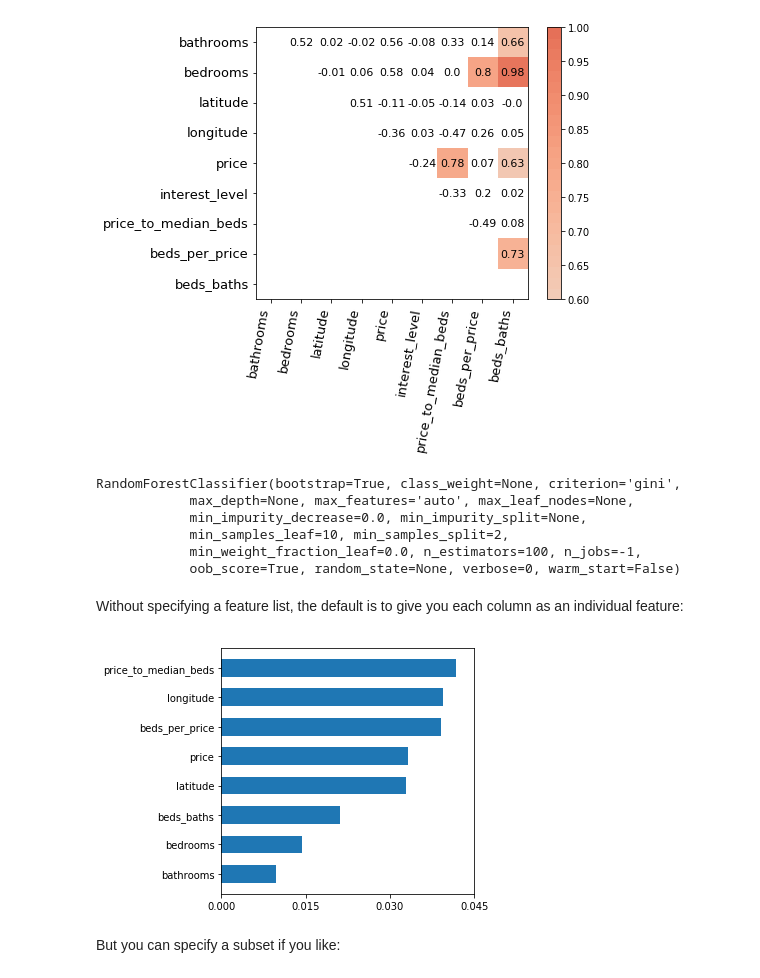
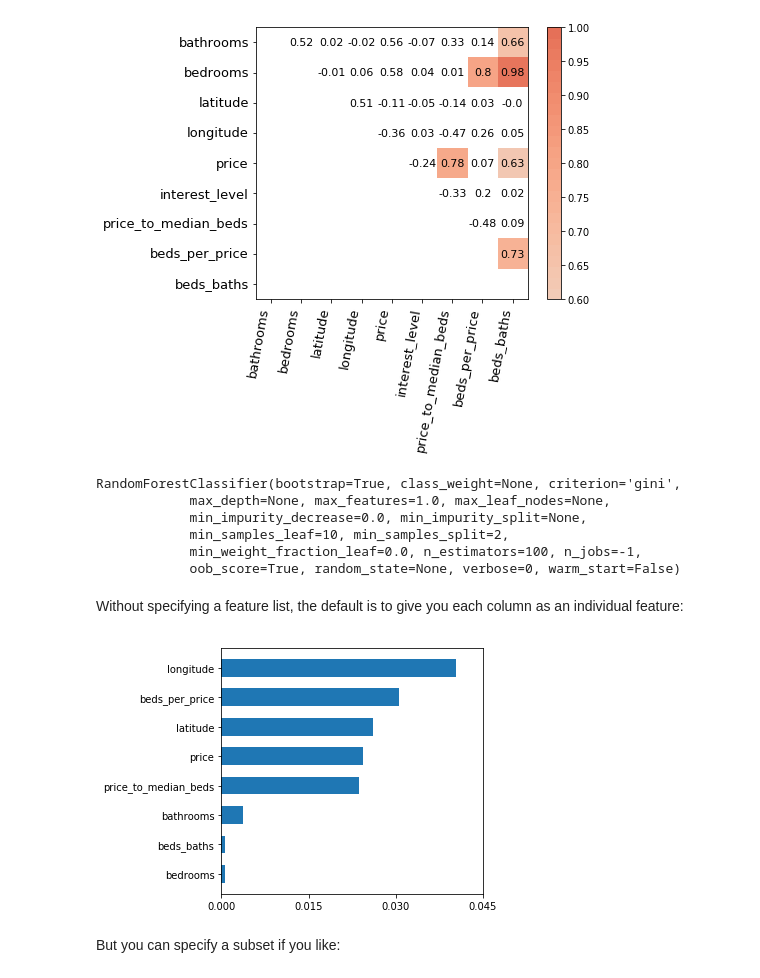
Before and after one commit to parrt/random-forest-importances, a Jupyter notebook: notebooks/rfpimp-collinear.ipynb, the cells around one changed output. Drawn from its saved outputs; the diff is of its cells as text; code cells hidden in the pictures.

```diff
--- a/notebooks/rfpimp-collinear.ipynb
+++ b/notebooks/rfpimp-collinear.ipynb
@@ -19,16 +19,18 @@ df_train, df_test = train_test_split(df, test_size=0.15)
 # %%
 # compute median per num bedrooms
-df_train = df_train.copy()
-df_median_price_per_bedrooms = df_train.groupby(by='bedrooms')['price'].median().reset_index()
+df = df.copy()
+df_median_price_per_bedrooms = df.groupby(by='bedrooms')['price'].median().reset_index()
 beds_to_median = df_median_price_per_bedrooms.to_dict(orient='dict')['price']
-df_train['median_price_per_bedrooms'] = df_train['bedrooms'].map(beds_to_median)
+df['median_price_per_bedrooms'] = df['bedrooms'].map(beds_to_median)
 # compute ratio of price to median price for that num of bedrooms
-df_train['price_to_median_beds'] = df_train['price'] / df_train['median_price_per_bedrooms']
+df['price_to_median_beds'] = df['price'] / df['median_price_per_bedrooms']
 # ratio of num bedrooms to price
-df_train["beds_per_price"] = df_train["bedrooms"] / df_train["price"]
+df["beds_per_price"] = df["bedrooms"] / df["price"]
 # total rooms (bed, bath)
-df_train["beds_baths"] = df_train["bedrooms"]+df_train["bathrooms"]
-del df_train['median_price_per_bedrooms'] # don't need after computation
+df["beds_baths"] = df["bedrooms"]+df["bathrooms"]
+del df['median_price_per_bedrooms'] # don't need after computation
+
+df_train, df_test = train_test_split(df, test_size=0.15)
 # %%
 from rfpimp import plot_corr_heatmap
 plot_corr_heatmap(df_train, figsize=(7,5), label_fontsize=13, value_fontsize=11)
@@ -36,25 +38,26 @@ plot_corr_heatmap(df_train, figsize=(7,5), label_fontsize=13, value_fontsize=11)
 [figure]
 # %%
 X_train, y_train = df_train.drop('interest_level',axis=1), df_train['interest_level']
+X_test, y_test = df_test.drop('interest_level',axis=1), df_test['interest_level']
 
 rf = RandomForestClassifier(n_estimators=100, n_jobs=-1,
 #                            max_features=X_train.shape[1]-1,
-#                            max_features=1.0,
+                            max_features=1.0,
                             min_samples_leaf=10, oob_score=True)
 rf.fit(X_train, y_train)
 # %% [output]
 RandomForestClassifier(bootstrap=True, class_weight=None, criterion='gini',
-            max_depth=None, max_features='auto', max_leaf_nodes=None,
+            max_depth=None, max_features=1.0, max_leaf_nodes=None,
             min_impurity_decrease=0.0, min_impurity_split=None,
             min_samples_leaf=10, min_samples_split=2,
             min_weight_fraction_leaf=0.0, n_estimators=100, n_jobs=-1,
             oob_score=True, random_state=None, verbose=0, warm_start=False)
 # %% [markdown]
 Without specifying a feature list, the default is to give you each column as an individual feature:
-# %%
-I = importances(rf, X_train, y_train)
-plot_importances(I)
-# %% [output]
-[figure, removed]
+# %%
+I = importances(rf, X_test, y_test)
+plot_importances(I, save='//Users/parrt/github/random-forest-importances/article/images/imp.svg')
+# %% [output]
+[figure, added]
 # %% [markdown]
 But you can specify a subset if you like:
```
Also changed, not shown: parts of 7 cells of this notebook, 7 other files.
